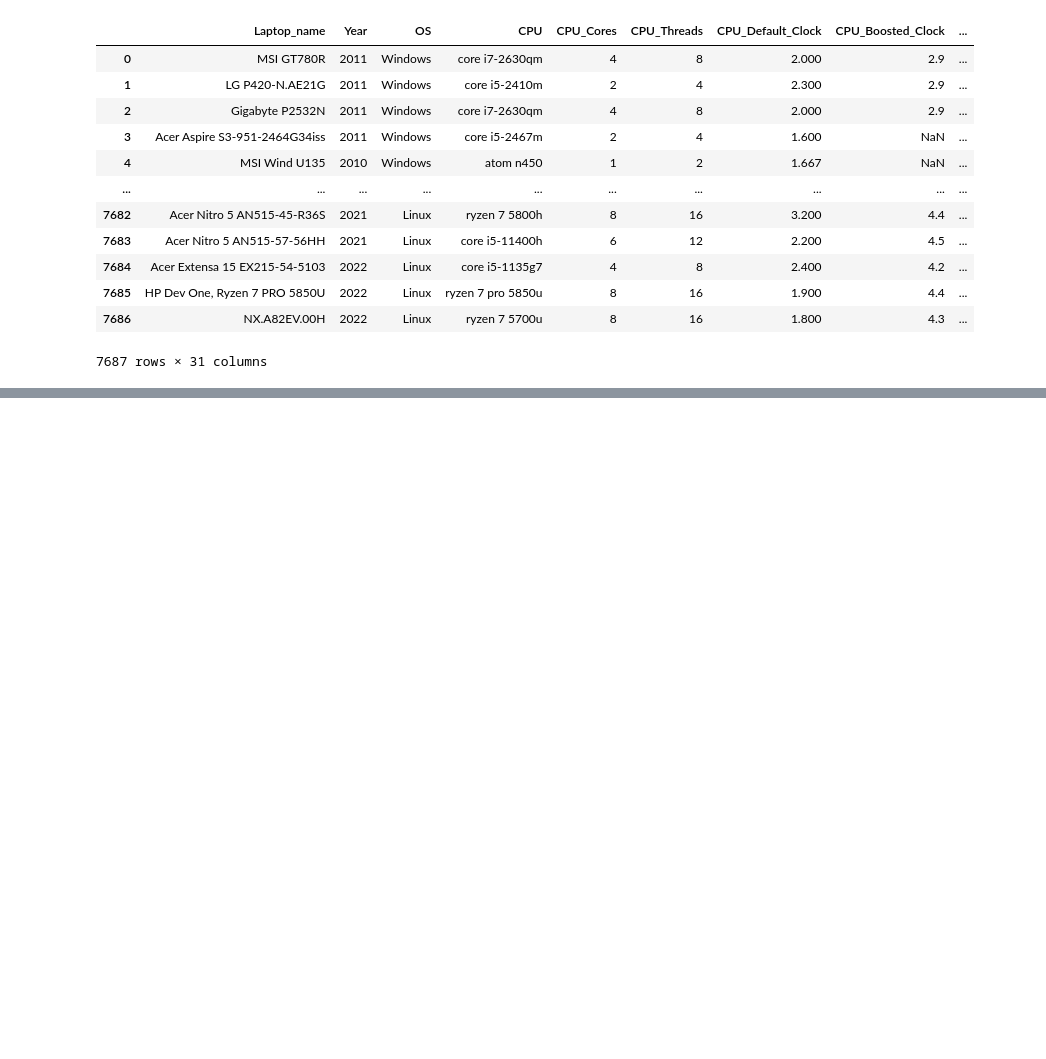
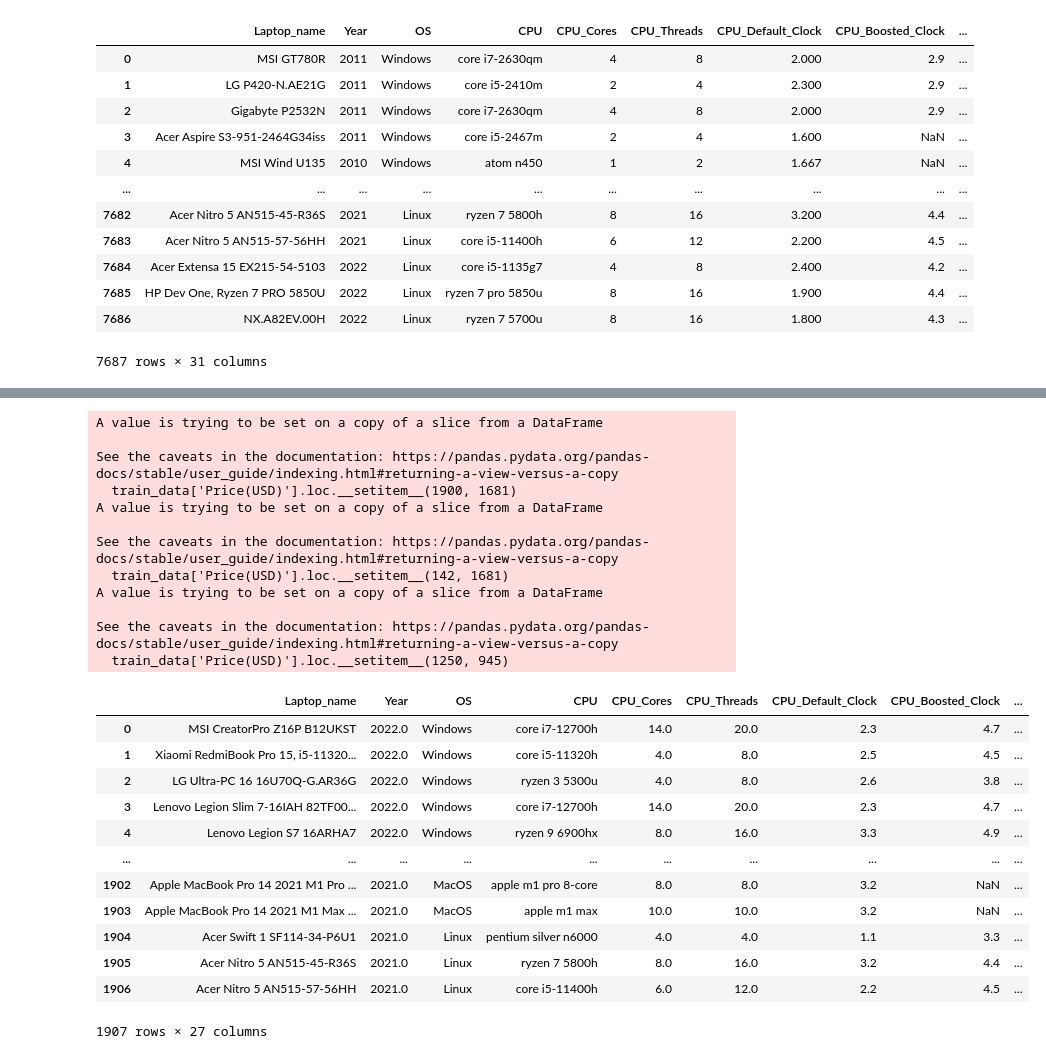
Before and after one commit to nhatbui97/dsproject, a Jupyter notebook: data_cleaning_N_2.ipynb, the cells around one changed output, grey strips where cells are left out. Saved outputs shown, nothing was run; the diff lists cells and outputs as text; code cells hidden in the pictures; blank space fills up the shorter version.

Commit message:
clean_data

```diff
--- a/data_cleaning_N_2.ipynb
+++ b/data_cleaning_N_2.ipynb
@@ -22,11 +22,11 @@ lst_storage_type = []
 for i in range(len(data)):
     if data['hdd'].loc[i] == 0:
         if data['ssd'].loc[i] == 0:
-            lst_storage_type.append(None)
+            lst_storage_type.append(float('nan'))
         else:
-            lst_storage_type.append('ssd')
+            lst_storage_type.append('SSD')
     else:
-        lst_storage_type.append('hdd')
+        lst_storage_type.append('HDD')
 
 data['Storage_Type'] = lst_storage_type
 data.drop(columns=['hdd', 'ssd'], inplace=True)
@@ -75,0 +35,9 @@ dtype: int64
+# %%
+data.rename(columns={'bus_mhz' : 'RAM_bus',
+            'ddr' : 'RAM_DDR',
+            'ram_capacity_gb' : 'RAM(GB)',
+            'storage_capacity_gb' : 'Storage(GB)',
+            'inch' : 'Display_Inch',
+            'pixel_height' : 'Display_Height(pixel)',
+            'pixel_width' : 'Display_Width(pixel)',
+            'Price' : 'Price(USD)'}, inplace = True)
@@ -75,0 +89,56 @@ dtype: int64
+# %%
+# 2022: 1.05115
+# 2021: 1.18274
+data_2022 = data.where(data['Year'] == 2022).dropna(how = 'all')
+data_2021 = data.where(data['Year'] == 2021).dropna(how = 'all')
+def price_exchange(data, rate):
+    lst_price = []
+    for price in data['Price(USD)']:
+        try:
+            price = price.replace(',', '')
+            price = price.replace('.', '')
+            if ('EUR' in price) or ('Euro' in price):
+                lst_price.append(float(price.split('\xa0')[0]) * rate)
+            else:
+                if 'USD' in price.split()[1]:
+                    lst_price.append(float(price.split('\xa0')[0]))
+                else:
+                    lst_price.append(float(price.split('\xa0')[1]))
+        except Exception as e:
+            lst_price.append(float('nan'))
+    return lst_price
+data_2022['Price(USD)'] = price_exchange(data_2022, 1.05115)
+data_2021['Price(USD)'] = price_exchange(data_2021, 1.18274)
+
+train_data = pd.concat([data_2022,data_2021], ignore_index=True)
+train_data['Price(USD)'].loc.__setitem__(1900, 1681)
+train_data['Price(USD)'].loc.__setitem__(142, 1681)
+train_data['Price(USD)'].loc.__setitem__(1250, 945)
+
+train_data
+# %% [output]
+A value is trying to be set on a copy of a slice from a DataFrame
+
+See the caveats in the documentation: https://pandas.pydata.org/pandas-docs/stable/user_guide/indexing.html#returning-a-view-versus-a-copy
+  train_data['Price(USD)'].loc.__setitem__(1900, 1681)
+A value is trying to be set on a copy of a slice from a DataFrame
+
+See the caveats in the documentation: https://pandas.pydata.org/pandas-docs/stable/user_guide/indexing.html#returning-a-view-versus-a-copy
+  train_data['Price(USD)'].loc.__setitem__(142, 1681)
+A value is trying to be set on a copy of a slice from a DataFrame
+
+See the caveats in the documentation: https://pandas.pydata.org/pandas-docs/stable/user_guide/indexing.html#returning-a-view-versus-a-copy
+  train_data['Price(USD)'].loc.__setitem__(1250, 945)
+|  | Laptop_name | Year | OS | CPU | CPU_Cores | CPU_Threads | CPU_Default_Clock | CPU_Boosted_Clock | ... |
+| 0 | MSI CreatorPro Z16P B12UKST | 2022.0 | Windows | core i7-12700h | 14.0 | 20.0 | 2.3 | 4.7 | ... |
+| 1 | Xiaomi RedmiBook Pro 15, i5-11320... | 2022.0 | Windows | core i5-11320h | 4.0 | 8.0 | 2.5 | 4.5 | ... |
+| 2 | LG Ultra-PC 16 16U70Q-G.AR36G | 2022.0 | Windows | ryzen 3 5300u | 4.0 | 8.0 | 2.6 | 3.8 | ... |
+| 3 | Lenovo Legion Slim 7-16IAH 82TF00... | 2022.0 | Windows | core i7-12700h | 14.0 | 20.0 | 2.3 | 4.7 | ... |
+| 4 | Lenovo Legion S7 16ARHA7 | 2022.0 | Windows | ryzen 9 6900hx | 8.0 | 16.0 | 3.3 | 4.9 | ... |
+| ... | ... | ... | ... | ... | ... | ... | ... | ... | ... |
+| 1902 | Apple MacBook Pro 14 2021 M1 Pro ... | 2021.0 | MacOS | apple m1 pro 8-core | 8.0 | 8.0 | 3.2 | NaN | ... |
+| 1903 | Apple MacBook Pro 14 2021 M1 Max ... | 2021.0 | MacOS | apple m1 max | 10.0 | 10.0 | 3.2 | NaN | ... |
+| 1904 | Acer Swift 1 SF114-34-P6U1 | 2021.0 | Linux | pentium silver n6000 | 4.0 | 4.0 | 1.1 | 3.3 | ... |
+| 1905 | Acer Nitro 5 AN515-45-R36S | 2021.0 | Linux | ryzen 7 5800h | 8.0 | 16.0 | 3.2 | 4.4 | ... |
+| 1906 | Acer Nitro 5 AN515-57-56HH | 2021.0 | Linux | core i5-11400h | 6.0 | 12.0 | 2.2 | 4.5 | ... |
+1907 rows × 27 columns
```
Also changed, not shown: parts of 6 cells of this notebook, 6 other files.
